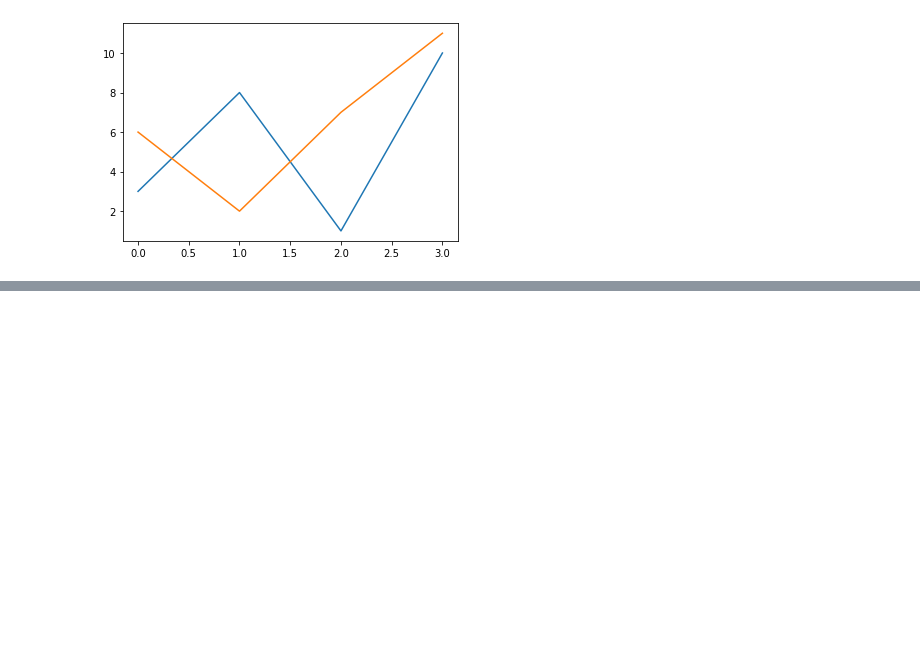
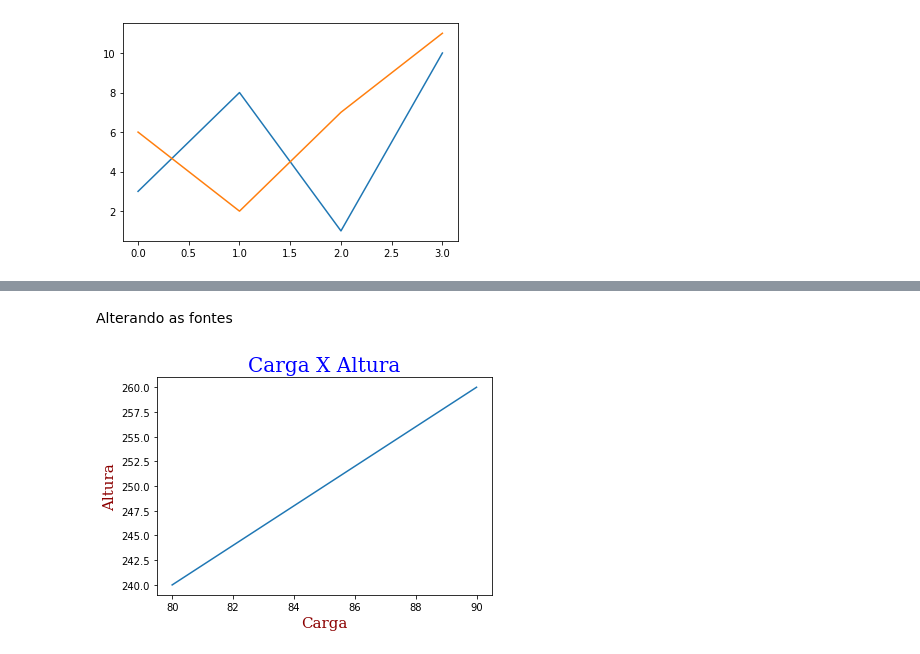
Before and after one commit to batista7557/Gr-ficos-com-Matplotlib, a Jupyter notebook: MatPlot.ipynb, the cells around one changed output, grey strips where cells are left out. Saved outputs shown, nothing was run; the diff lists cells and outputs as text; code cells hidden in the pictures; blank space fills up the shorter version.

```diff
--- a/MatPlot.ipynb
+++ b/MatPlot.ipynb
@@ -131,0 +147,14 @@ plt.show()
+# %% [markdown]
+Alterando as fontes
+# %%
+font1 = {'family':'serif','color':'blue','size':20}
+font2 = {'family':'serif','color':'darkred','size':15}
+
+plt.title("Carga X Altura", fontdict = font1)
+plt.xlabel("Carga", fontdict = font2)
+plt.ylabel("Altura", fontdict = font2)
+
+plt.plot(x, y)
+plt.show()
+# %% [output]
+[figure, added]
```
Also changed, not shown: parts of 22 cells of this notebook.
